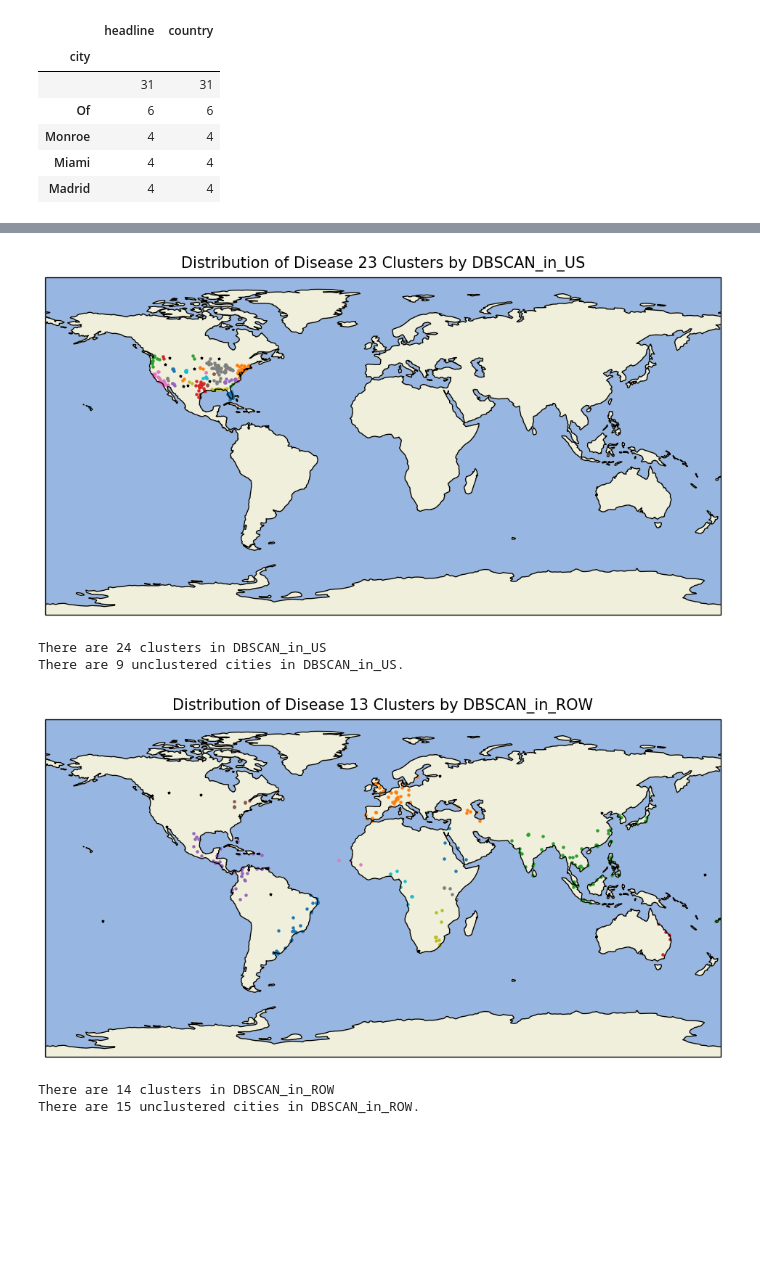
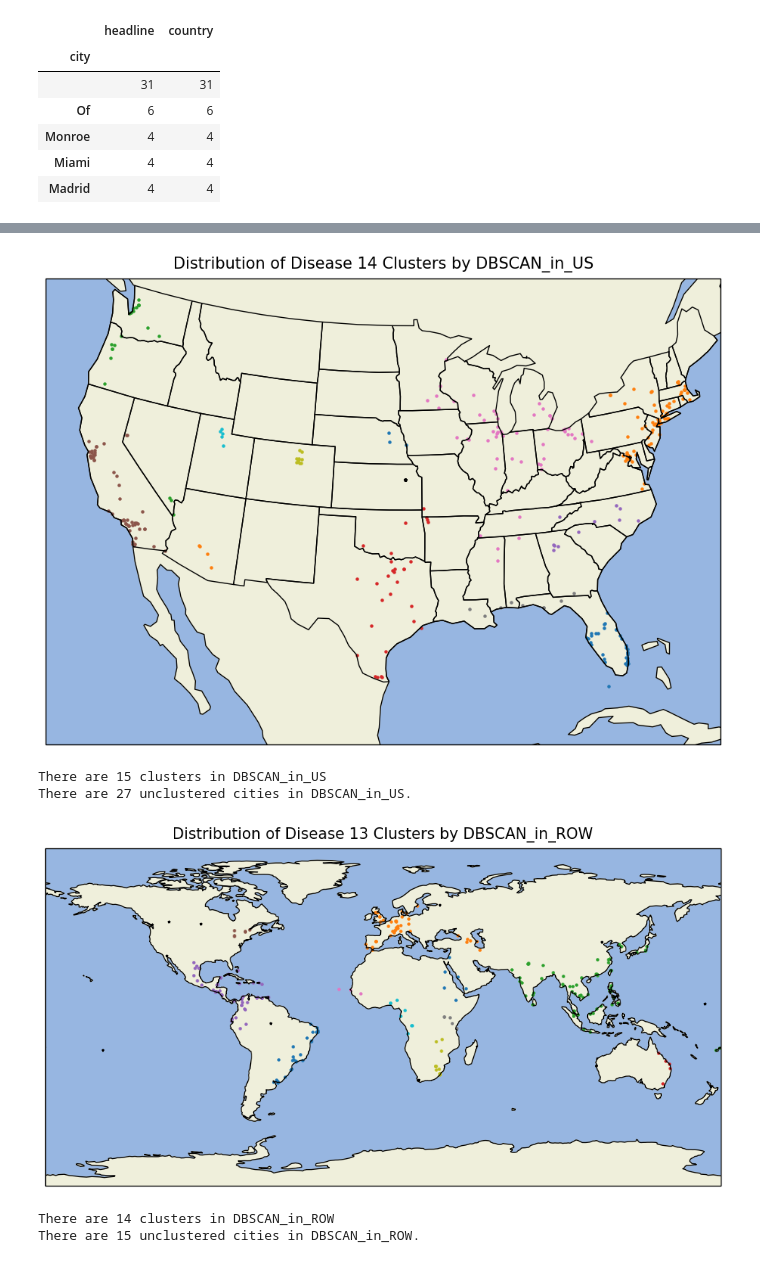
Before and after one commit to NB-555/discovering-disease-outbreaks-base, a Jupyter notebook: discovering-disease-project.ipynb, the cells around one changed output, grey strips where cells are left out. Saved outputs shown, nothing was run; the diff lists cells and outputs as text; code cells hidden in the pictures; blank space fills up the shorter version.

Commit message:
Identified disease clusters and mapped repeated diseases.

```diff
--- a/discovering-disease-project.ipynb
+++ b/discovering-disease-project.ipynb
@@ -220,7 +203,7 @@ import numpy as np
 
 def cluster_model(data, model, name = ''):
     features = data[['longitude', 'latitude']]
-    cluster_column = 'assigned_clusters' + name
+    cluster_column = 'clusters'
     data[cluster_column] = model.fit_predict(features)
     return data, len(set(data[cluster_column]))
 # %%
@@ -263,6 +252,0 @@ def map_cluster_plot(data, clusters, name = ''):
-# %%
-n_clusters = 13
-
-model = KMeans(n_clusters = n_clusters)
-_,_ = cluster_model(headline_df, model, name = 'KMeans')
-map_cluster_plot(headline_df[['longitude','latitude']],headline_df['assigned_clustersKMeans'], name = 'KMeans')
@@ -305,17 +275,3 @@ def travel_distance(coord1, coord2, radius=3956):
 
     # Convert to distance in miles
     return 2 * radius * np.arcsin(haversin ** 0.5)
-
-DB_travel = DBSCAN(eps=250, min_samples=4, metric = travel_distance)
-DB_euclidean = DBSCAN(eps=9, min_samples=3, metric = 'euclidean')
-
-for clusterer, name in [(DB_travel, 'DB_travel'), (DB_euclidean, 'DB_euclidean')]:
-    _, n_clusters = cluster_model(headline_df,
-                                        clusterer,
-                                        name = name)
-    cluster_column = 'assigned_clusters' + name
-    map_cluster_plot(headline_df[['longitude','latitude']],headline_df[cluster_column])
-    unclustered_cities = [headline_df.loc[i] for i in headline_df.index[:-1]
-                      if -1 == headline_df[cluster_column].loc[i]]
-    print('There are {} clusters'.format(n_clusters))
-    print('There are {} unclustered cities.'.format(len(unclustered_cities)))
@@ -329,28 +278,30 @@ There are 13 unclustered cities.
 # %%
-# Cluster on US separately with DBSCAN-Euclidean
+import matplotlib.pyplot as plt
 
+# Cluster on US and ROW separately with DBSCAN-Euclidean
+
+DB_euclidean = DBSCAN(metric = 'euclidean')
 headline_df_US = headline_df[headline_df['country code'] == 'US'].copy()
 headline_df_ROW = headline_df[headline_df['country code'] != 'US'].copy()
 
-params_US = {'eps':2, 'min_samples':2}
+params_US = {'eps':2, 'min_samples':3}
 params_ROW = {'eps':9, 'min_samples':3}
 
 for data, params, name in [(headline_df_US, params_US, 'DBSCAN_in_US'),
-                           (headline_df_ROW,params_ROW, 'DBSCAN_in_ROW')]:
+                           (headline_df_ROW, params_ROW, 'DBSCAN_in_ROW')]:
     clusterer = DB_euclidean
     clusterer.eps = params['eps']
     clusterer.min_samples = params['min_samples']
     _,n_clusters = cluster_model(data, clusterer, name = name)
-    cluster_column = 'assigned_clusters' + name
-    map_cluster_plot(data[['longitude','latitude']],data[cluster_column], name = name)
+    fig, ax = map_cluster_plot(data[['longitude','latitude']],data['clusters'], name = name)
     unclustered_cities = [data.loc[i] for i in data.index[:-1]
-                      if -1 == data[cluster_column].loc[i]]
+                      if -1 == data['clusters'].loc[i]]
     print('There are {} clusters in {}'.format(n_clusters, name))
     print('There are {} unclustered cities in {}.'.format(len(unclustered_cities), name))
 # %% [output]
-[figure, old version]
+[figure, new version]
-There are 24 clusters in DBSCAN_in_US
-There are 9 unclustered cities in DBSCAN_in_US.
+There are 15 clusters in DBSCAN_in_US
+There are 27 unclustered cities in DBSCAN_in_US.
 [figure]
 There are 14 clusters in DBSCAN_in_ROW
 There are 15 unclustered cities in DBSCAN_in_ROW.
```
Also changed, not shown: parts of 14 cells of this notebook.
